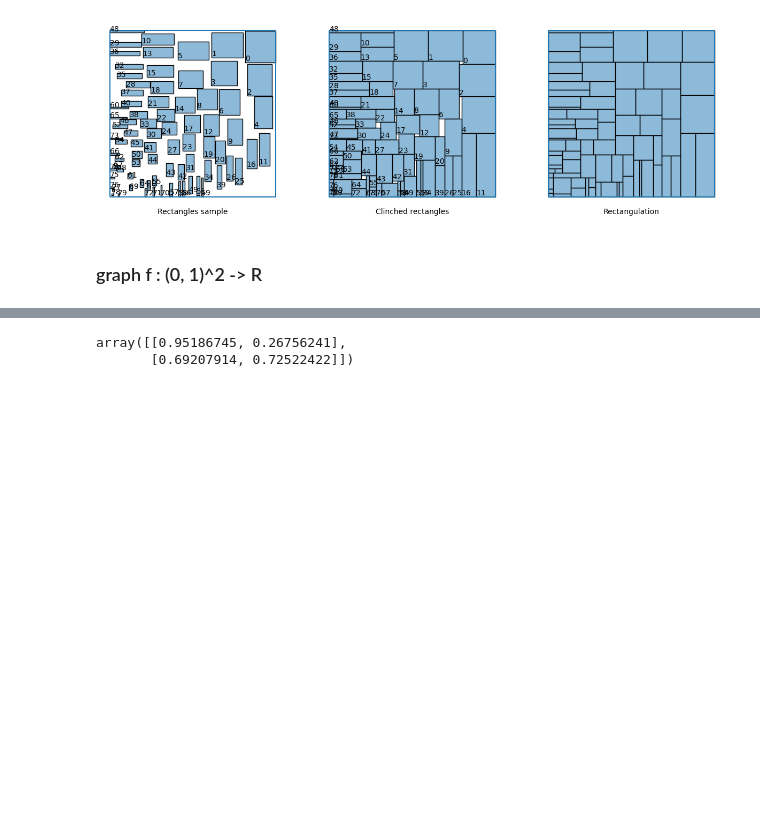
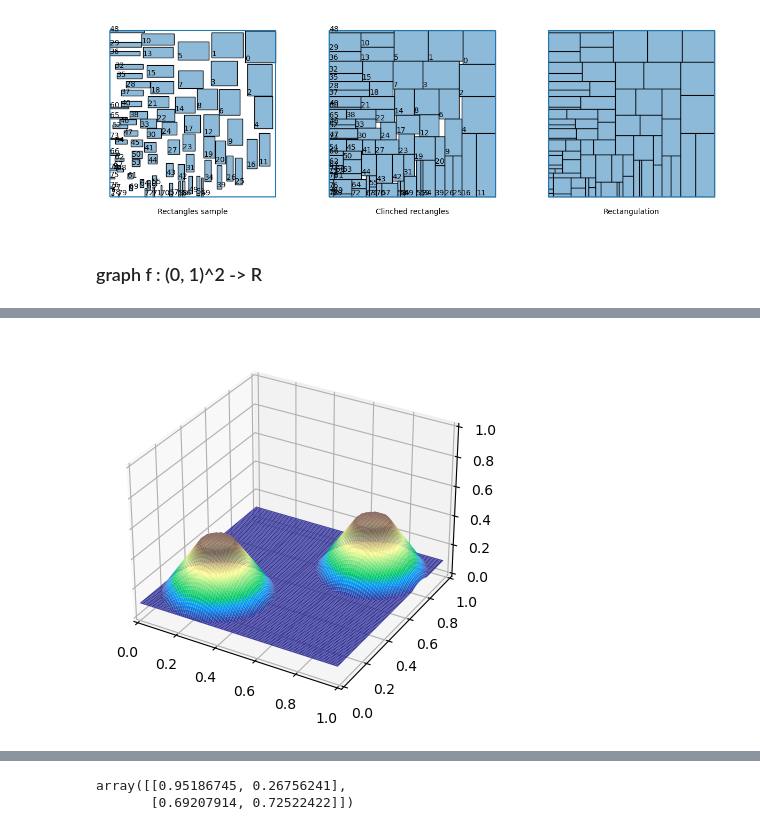
Before and after one commit to Polatucha16/SquareDivision, a Jupyter notebook: square_division_example.ipynb, the cells around one changed output, grey strips where cells are left out. Drawn from its saved outputs; the diff is of its cells as text; code cells hidden in the pictures; blank space fills up the shorter version.

```diff
--- a/square_division_example.ipynb
+++ b/square_division_example.ipynb
@@ -55,2 +55,9 @@ draw_func(tepui, func_kwargs = tepui_kwargs )
+# %%
+from SquareDivision.src.distributions import tepui
+from SquareDivision.draw.draw import draw_func
+tepui_kwargs = {'bottom': 0.1, 'top': 0.45, 'vertex': 0.6, 'slope': 2}
+draw_func(tepui, func_kwargs = tepui_kwargs )
+# %% [output]
+[figure, added]
 # %%
 rects.draw_contact_graph(1)
```
Also changed, not shown: parts of 2 cells of this notebook, 2 other files.
